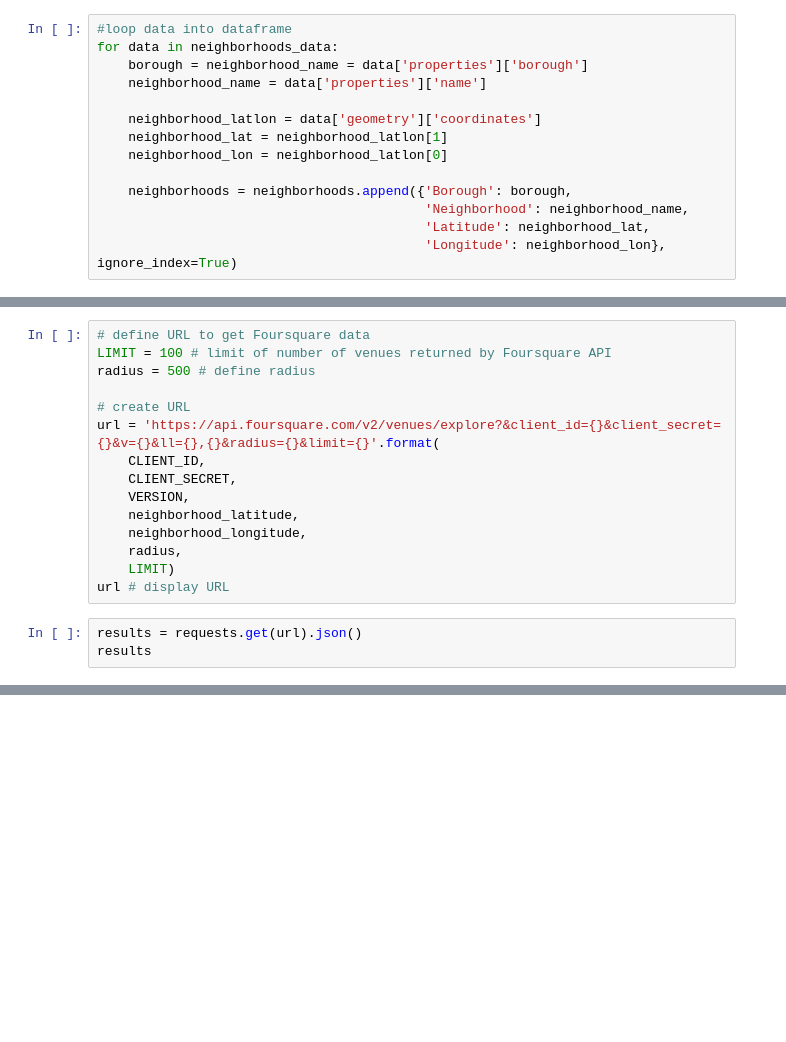
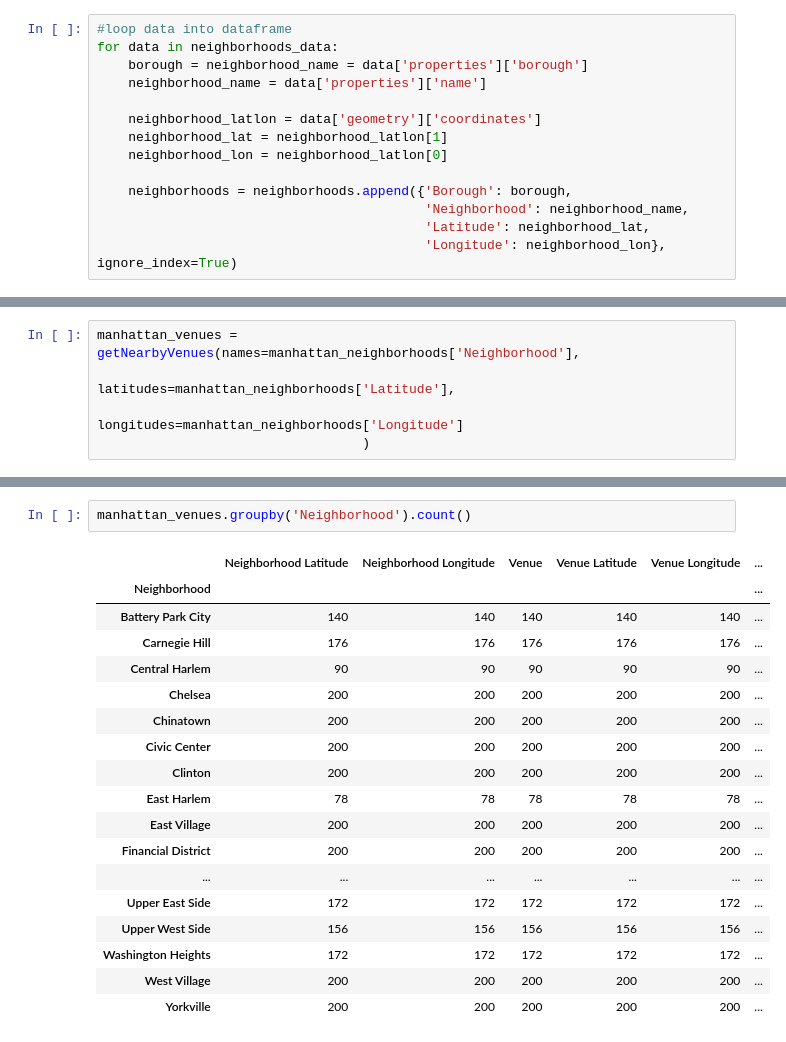
Before and after one commit to wendtbrandon23/CourseraCaptstoneProject, a Jupyter notebook: Retail Tenant Analysis - Coursera Capstone Project.ipynb, the cells around one changed output, grey strips where cells are left out. Saved outputs shown, nothing was run; the diff lists cells and outputs as text; blank space fills up the shorter version.

```diff
--- a/Retail Tenant Analysis - Coursera Capstone Project.ipynb
+++ b/Retail Tenant Analysis - Coursera Capstone Project.ipynb
@@ -106,18 +148,0 @@ print('The geograpical coordinate of Manhattan are {}, {}.'.format(latitude, lon
-# %%
-# define URL to get Foursquare data
-LIMIT = 100 # limit of number of venues returned by Foursquare API
-radius = 500 # define radius
-
-# create URL
-url = 'https://api.foursquare.com/v2/venues/explore?&client_id={}&client_secret={}&v={}&ll={},{}&radius={}&limit={}'.format(
-    CLIENT_ID,
-    CLIENT_SECRET,
-    VERSION,
-    neighborhood_latitude,
-    neighborhood_longitude,
-    radius,
-    LIMIT)
-url # display URL
-# %%
-results = requests.get(url).json()
-results
@@ -123,0 +201,5 @@ results
+# %%
+manhattan_venues = getNearbyVenues(names=manhattan_neighborhoods['Neighborhood'],
+                                   latitudes=manhattan_neighborhoods['Latitude'],
+                                   longitudes=manhattan_neighborhoods['Longitude']
+                                  )
@@ -123,0 +224,21 @@ results
+# %%
+manhattan_venues.groupby('Neighborhood').count()
+# %% [output]
+|  | Neighborhood Latitude | Neighborhood Longitude | Venue | Venue Latitude | Venue Longitude | ... |
+| Neighborhood |  |  |  |  |  | ... |
+| Battery Park City | 140 | 140 | 140 | 140 | 140 | ... |
+| Carnegie Hill | 176 | 176 | 176 | 176 | 176 | ... |
+| Central Harlem | 90 | 90 | 90 | 90 | 90 | ... |
+| Chelsea | 200 | 200 | 200 | 200 | 200 | ... |
+| Chinatown | 200 | 200 | 200 | 200 | 200 | ... |
+| Civic Center | 200 | 200 | 200 | 200 | 200 | ... |
+| Clinton | 200 | 200 | 200 | 200 | 200 | ... |
+| East Harlem | 78 | 78 | 78 | 78 | 78 | ... |
+| East Village | 200 | 200 | 200 | 200 | 200 | ... |
+| Financial District | 200 | 200 | 200 | 200 | 200 | ... |
+| ... | ... | ... | ... | ... | ... | ... |
+| Upper East Side | 172 | 172 | 172 | 172 | 172 | ... |
+| Upper West Side | 156 | 156 | 156 | 156 | 156 | ... |
+| Washington Heights | 172 | 172 | 172 | 172 | 172 | ... |
+| West Village | 200 | 200 | 200 | 200 | 200 | ... |
+| Yorkville | 200 | 200 | 200 | 200 | 200 | ... |
```
Also changed, not shown: parts of 24 cells of this notebook.
